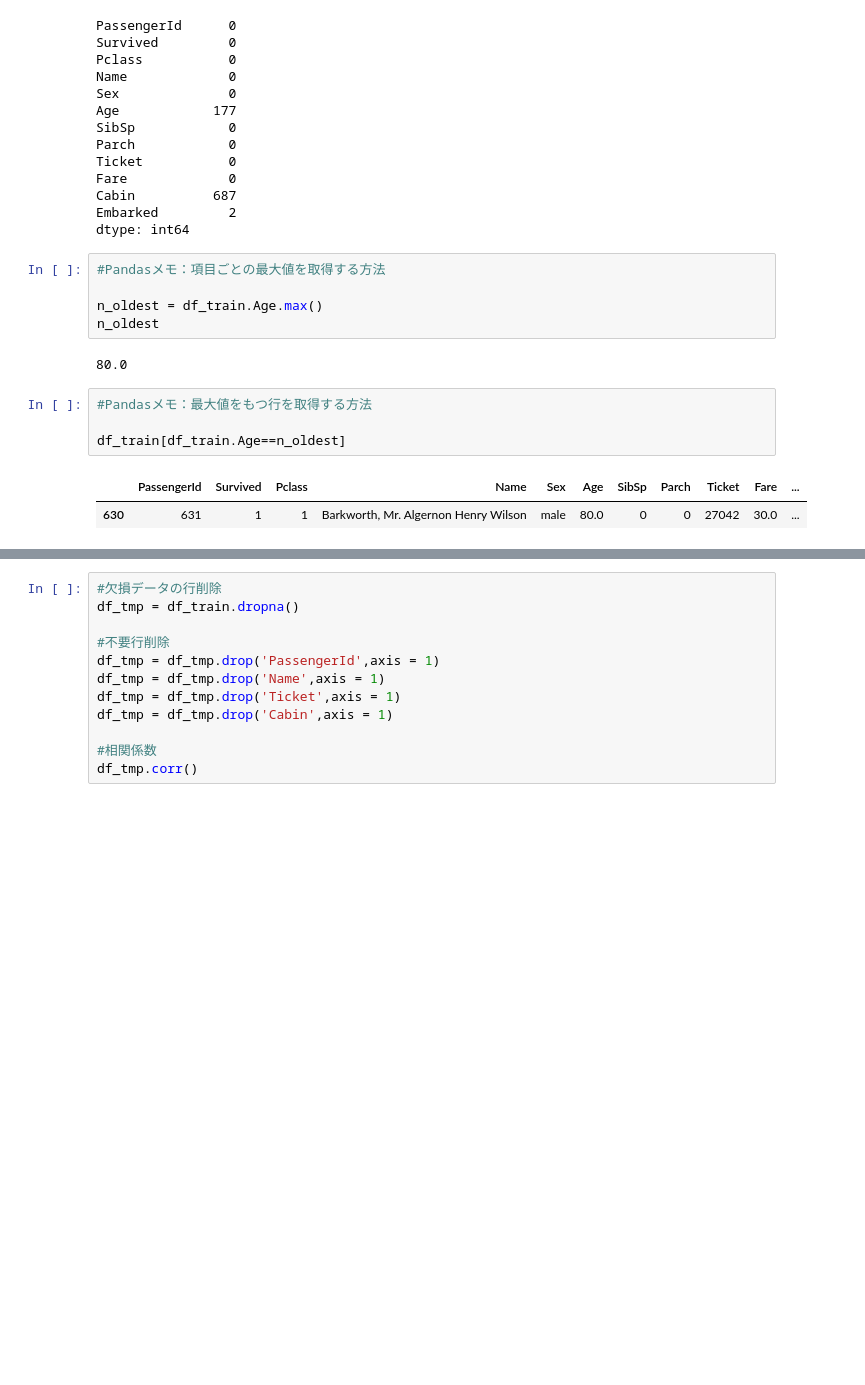
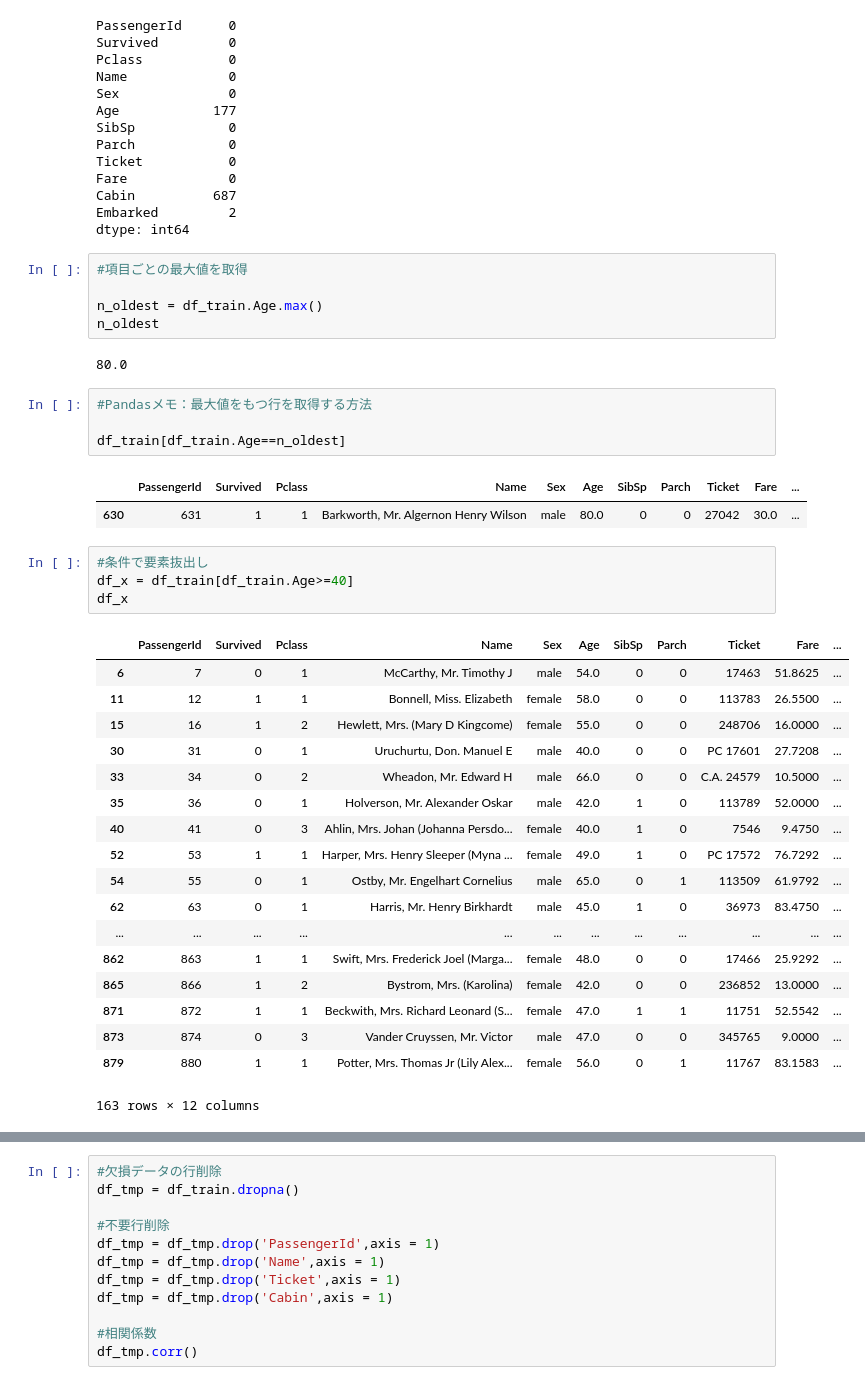
Before and after one commit to kyokicchi/titanic, a Jupyter notebook: pandas_memo.ipynb, the cells around one changed output, grey strips where cells are left out. Drawn from its saved outputs; the diff is of its cells as text; blank space fills up the shorter version.

```diff
--- a/pandas_memo.ipynb
+++ b/pandas_memo.ipynb
@@ -47,7 +81,7 @@ Cabin          687
 Embarked         2
 dtype: int64
 # %%
-#Pandasメモ：項目ごとの最大値を取得する方法
+#項目ごとの最大値を取得
 
 n_oldest = df_train.Age.max()
 n_oldest
@@ -60,4 +94,27 @@ df_train[df_train.Age==n_oldest]
 # %% [output]
 |  | PassengerId | Survived | Pclass | Name | Sex | Age | SibSp | Parch | Ticket | Fare | ... |
 | 630 | 631 | 1 | 1 | Barkworth, Mr. Algernon Henry Wilson | male | 80.0 | 0 | 0 | 27042 | 30.0 | ... |
+# %%
+#条件で要素抜出し
+df_x = df_train[df_train.Age>=40]
+df_x
+# %% [output]
+|  | PassengerId | Survived | Pclass | Name | Sex | Age | SibSp | Parch | Ticket | Fare | ... |
+| 6 | 7 | 0 | 1 | McCarthy, Mr. Timothy J | male | 54.0 | 0 | 0 | 17463 | 51.8625 | ... |
+| 11 | 12 | 1 | 1 | Bonnell, Miss. Elizabeth | female | 58.0 | 0 | 0 | 113783 | 26.5500 | ... |
+| 15 | 16 | 1 | 2 | Hewlett, Mrs. (Mary D Kingcome) | female | 55.0 | 0 | 0 | 248706 | 16.0000 | ... |
+| 30 | 31 | 0 | 1 | Uruchurtu, Don. Manuel E | male | 40.0 | 0 | 0 | PC 17601 | 27.7208 | ... |
+| 33 | 34 | 0 | 2 | Wheadon, Mr. Edward H | male | 66.0 | 0 | 0 | C.A. 24579 | 10.5000 | ... |
+| 35 | 36 | 0 | 1 | Holverson, Mr. Alexander Oskar | male | 42.0 | 1 | 0 | 113789 | 52.0000 | ... |
+| 40 | 41 | 0 | 3 | Ahlin, Mrs. Johan (Johanna Persdo... | female | 40.0 | 1 | 0 | 7546 | 9.4750 | ... |
+| 52 | 53 | 1 | 1 | Harper, Mrs. Henry Sleeper (Myna ... | female | 49.0 | 1 | 0 | PC 17572 | 76.7292 | ... |
+| 54 | 55 | 0 | 1 | Ostby, Mr. Engelhart Cornelius | male | 65.0 | 0 | 1 | 113509 | 61.9792 | ... |
+| 62 | 63 | 0 | 1 | Harris, Mr. Henry Birkhardt | male | 45.0 | 1 | 0 | 36973 | 83.4750 | ... |
+| ... | ... | ... | ... | ... | ... | ... | ... | ... | ... | ... | ... |
+| 862 | 863 | 1 | 1 | Swift, Mrs. Frederick Joel (Marga... | female | 48.0 | 0 | 0 | 17466 | 25.9292 | ... |
+| 865 | 866 | 1 | 2 | Bystrom, Mrs. (Karolina) | female | 42.0 | 0 | 0 | 236852 | 13.0000 | ... |
+| 871 | 872 | 1 | 1 | Beckwith, Mrs. Richard Leonard (S... | female | 47.0 | 1 | 1 | 11751 | 52.5542 | ... |
+| 873 | 874 | 0 | 3 | Vander Cruyssen, Mr. Victor | male | 47.0 | 0 | 0 | 345765 | 9.0000 | ... |
+| 879 | 880 | 1 | 1 | Potter, Mrs. Thomas Jr (Lily Alex... | female | 56.0 | 0 | 1 | 11767 | 83.1583 | ... |
+163 rows × 12 columns
 # %%
```
Also changed, not shown: parts of 3 cells of this notebook, 1 other file.
